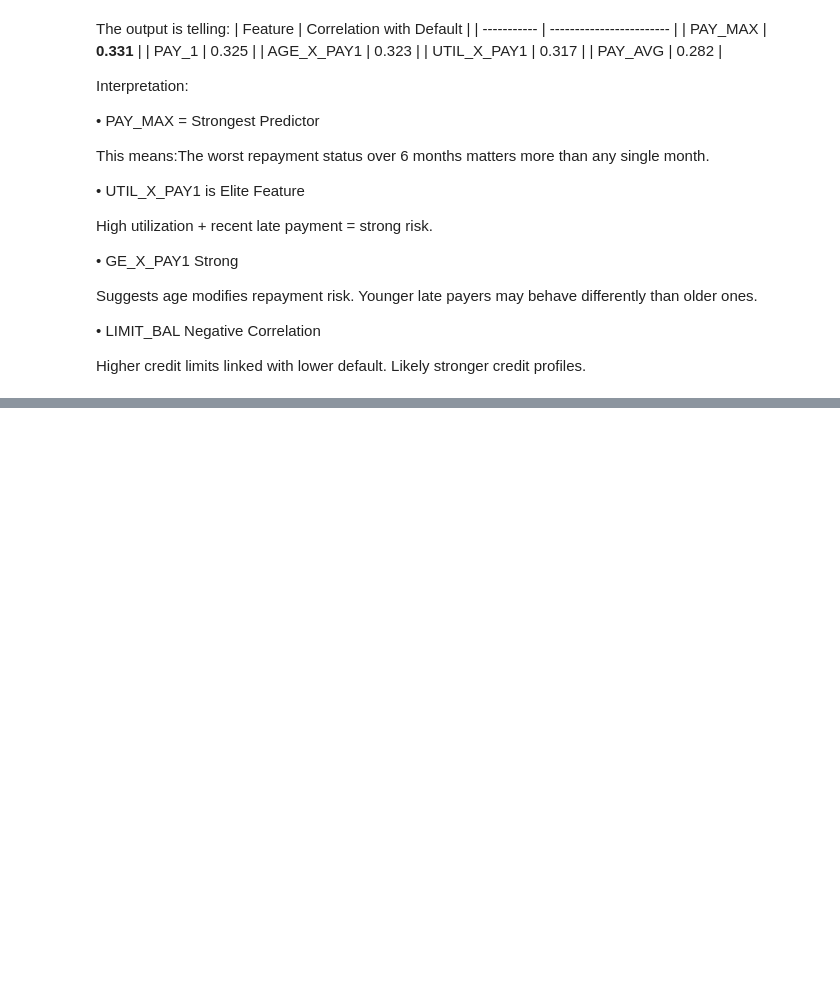
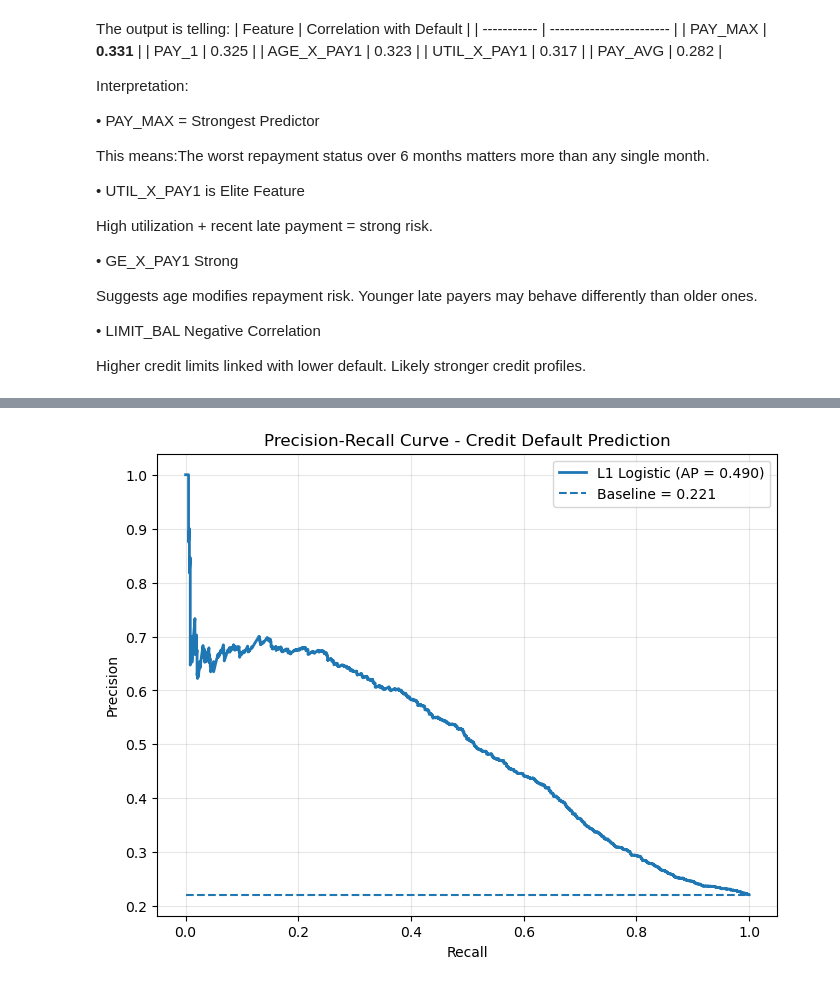
Before and after one commit to jhidalgo-05/Credit-Card-Default-Prediction-Using-Machine-Learning, a Jupyter notebook: CreditDefaultDataCleaning+Interactions.ipynb, the cells around one changed output, grey strips where cells are left out. Saved outputs shown, nothing was run; the diff lists cells and outputs as text; code cells hidden in the pictures; blank space fills up the shorter version.

```diff
--- a/CreditDefaultDataCleaning+Interactions.ipynb
+++ b/CreditDefaultDataCleaning+Interactions.ipynb
@@ -327,0 +482,30 @@ top_features = [
+# %%
+from sklearn.metrics import precision_recall_curve, average_precision_score
+import matplotlib.pyplot as plt
+
+precision, recall, thresholds = precision_recall_curve(y_test, l1_probs)
+ap = average_precision_score(y_test, l1_probs)
+
+plt.figure(figsize=(8,6))
+
+plt.plot(recall, precision, linewidth=2,
+         label=f"L1 Logistic (AP = {ap:.3f})")
+
+# baseline = prevalence of positive class
+baseline = y_test.mean()
+plt.hlines(
+    baseline,
+    xmin=0,
+    xmax=1,
+    linestyles="--",
+    label=f"Baseline = {baseline:.3f}"
+)
+
+plt.xlabel("Recall")
+plt.ylabel("Precision")
+plt.title("Precision-Recall Curve - Credit Default Prediction")
+plt.legend()
+plt.grid(alpha=0.3)
+plt.show()
+# %% [output]
+[figure, added]
```
Also changed, not shown: parts of 19 cells of this notebook.
